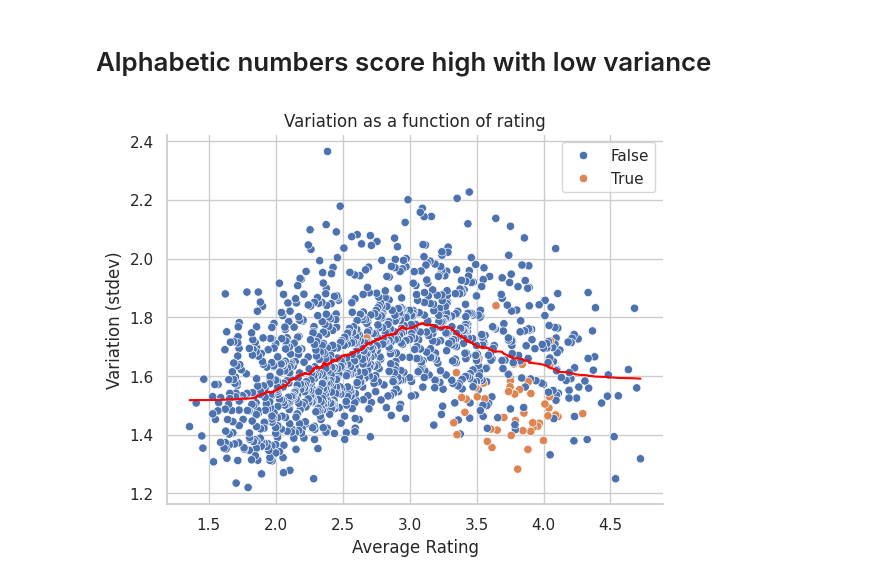
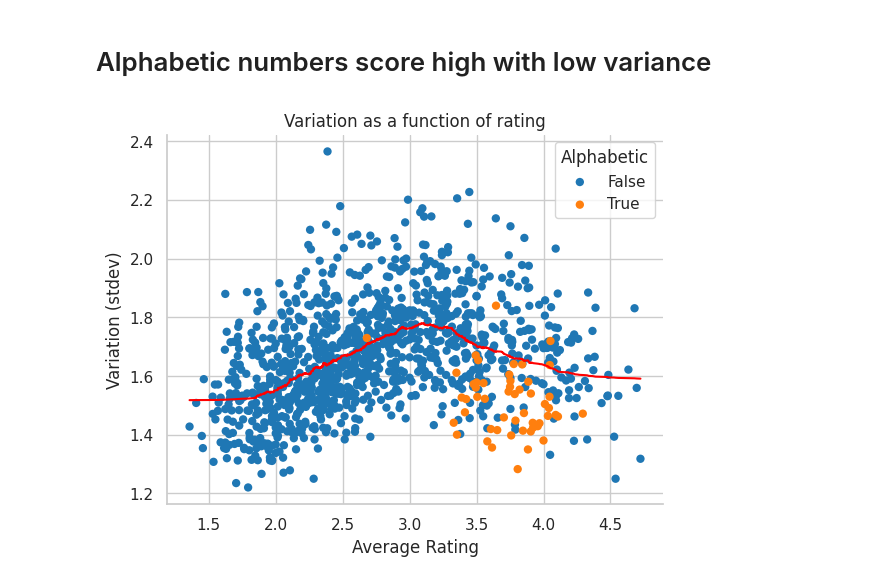
Before and after one commit to Nate-Sheibley/favorite_letters, a Jupyter notebook: favorite_letters.ipynb, the cells around one changed output. Saved outputs shown, nothing was run; the diff lists cells and outputs as text; code cells hidden in the pictures.

Commit message:
exploring models to better visualize the averages trend

```diff
--- a/favorite_letters.ipynb
+++ b/favorite_letters.ipynb
@@ -23,16 +23,21 @@ import pathlib as plib
 from tabulate import tabulate
 
 import pandas as pd
+import numpy as np
 import string
 
 import scipy.stats as st
 from scipy import signal
+from scipy.optimize import curve_fit
+
 import pingouin as pg # for post-host pairwise test
 from statsmodels.stats.anova import AnovaRM # for anova test
 
 import matplotlib.pyplot as plt
 import seaborn as sns
 sns.set_theme(style="whitegrid")
+sns.set_palette('tab10')
+import altair as alt
 # %%
 cwd = plib.Path.cwd()
 
@@ -375,4 +387,6 @@ In order to examine any difference in rating behavior split common english chara
 This will be used to test the hypothesis that common characters will have less extreme ratings than special characters.
 # %%
 letters_df = data[data['letter'].str.contains('[a-zA-Z]')]
+letters_df['alphabetic'] = True
 special_char_df = data[~data['letter'].str.contains('[a-zA-Z]')]
+special_char_df['alphabetic'] = False
@@ -403,17 +428,21 @@ var_avg_labd_df['savgol_filter_stdev'] = signal.savgol_filter(df['standard dev.'
 # %%
 # Set up the matplotlib figure
 fig, ax= plt.subplots()
 
 # Draw a the base scatterplot
-sns.scatterplot(data=var_avg_labd_df,  y='standard dev.', x='average', hue = 'alphabetic')
+sns.scatterplot(data=special_char_df,  y='standard dev.', x='average', label='False',
+                edgecolor="none")
+sns.scatterplot(data=letters_df,  y='standard dev.', x='average', label='True',
+                edgecolor="none")
 # Draw the savgol filtered data to show a trend
 sns.lineplot(data=var_avg_labd_df,  y='savgol_filter_stdev', x='average', color= 'red')
 
 # Finalize the ax1
 ax.set_xlabel("Average Rating")
 ax.set_ylabel("Variation (stdev)")
 ax.set_title("Variation as a function of rating")
+ax.legend(title='Alphabetic')
 sns.despine()
 fig.savefig("images/avg_stdev_scatter_alphabetic")
 # %% [output]
-[figure, old version]
+[figure, new version]
```
Also changed, not shown: parts of 10 cells of this notebook, 1 other file.
